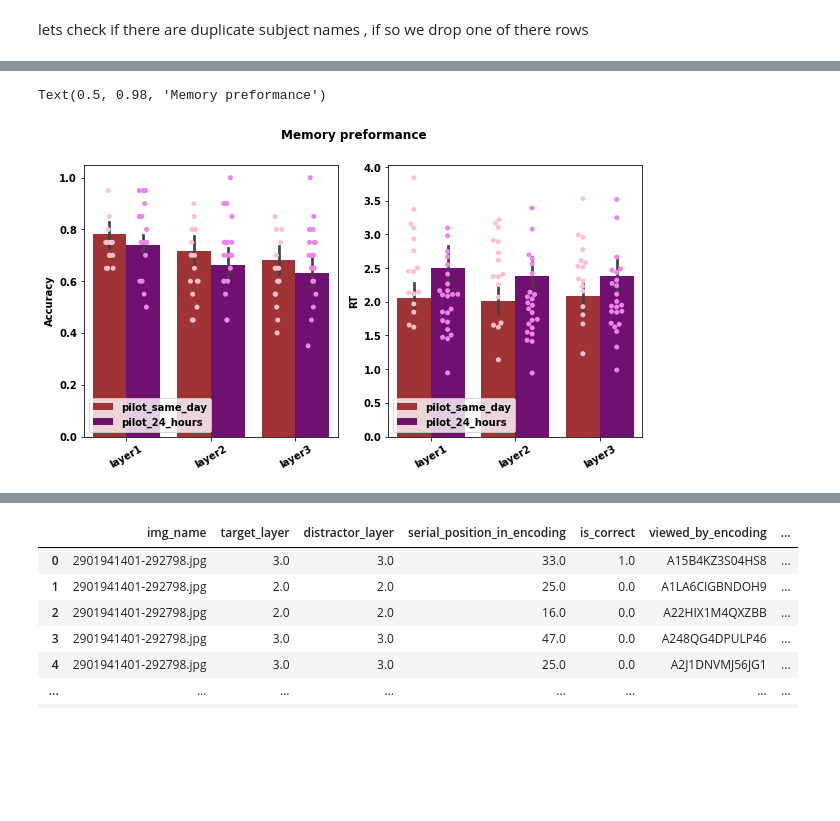
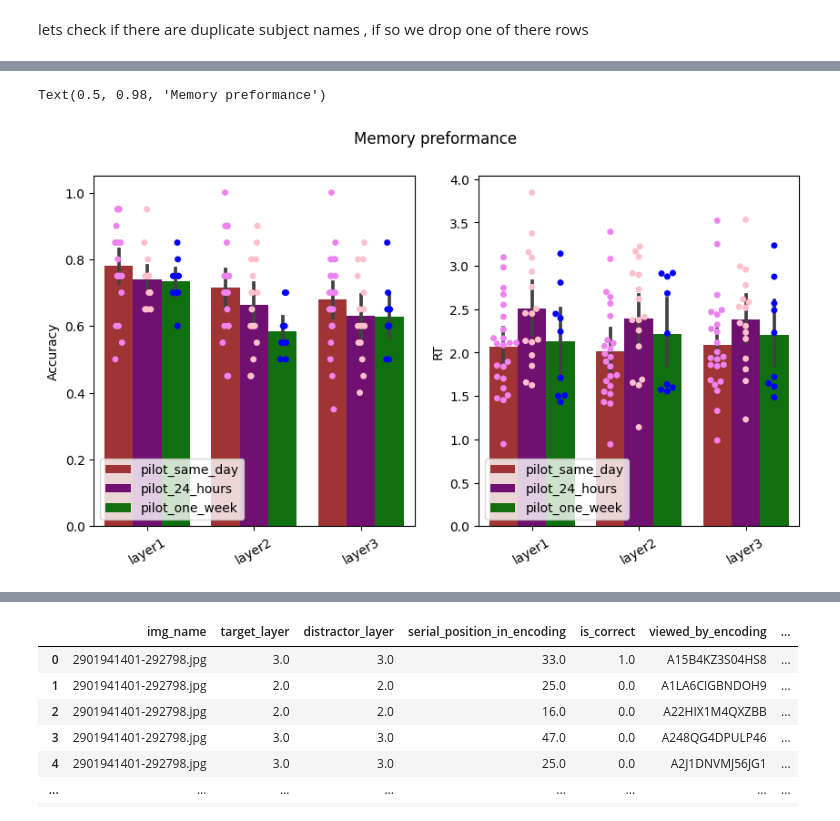
Before and after one commit to edenjenzohar/Visual-memory-task, a Jupyter notebook: analysis/all_time_gaps_anaylsis.ipynb, the cells around one changed output, grey strips where cells are left out. Drawn from its saved outputs; the diff is of its cells as text; code cells hidden in the pictures; blank space fills up the shorter version.

Commit message:
1 week

```diff
--- a/analysis/all_time_gaps_anaylsis.ipynb
+++ b/analysis/all_time_gaps_anaylsis.ipynb
@@ -25,5 +25,5 @@ for batch in all_directories_paths:
 
     all_valid_subjects = pd.concat([all_valid_subjects,file])
 # %%
-df_same_target_pictures = all_valid_subjects.loc[((all_valid_subjects['time_gap'] == 'pilot_same_day') & (all_valid_subjects['batch_number'] > 5)) | (all_valid_subjects['time_gap'] == 'pilot_24_hours')]
+df_same_target_pictures = all_valid_subjects.loc[((all_valid_subjects['time_gap'] == 'pilot_same_day') & (all_valid_subjects['batch_number'] > 5)) | (all_valid_subjects['time_gap'] == 'pilot_24_hours') |(all_valid_subjects['time_gap'] == 'pilot_one_week')]
 # %%
@@ -55,29 +88,28 @@ accuracy_df = pd.melt(df_same_target_pictures,id_vars=['worker_ID','time_gap'],v
 # %%
 
 
-my_order = ['pilot_same_day','pilot_24_hours']
+my_order = ['pilot_same_day','pilot_24_hours','pilot_one_week']
 
 fig,axes=plt.subplots(nrows=1,ncols=2,figsize=(10,5))
-sns.barplot(data =accuracy_df, x='layer',y='value',hue='time_gap',ax=axes[0],palette={'pilot_24_hours':'purple','pilot_same_day':'firebrick'},hue_order=my_order)
-sns.stripplot(data =accuracy_df, x='layer',y='value',hue='time_gap',ax=axes[0],dodge=True,palette={'pilot_24_hours':'pink','pilot_same_day':'violet'},jitter=True)
+sns.barplot(data =accuracy_df, x='layer',y='value',hue='time_gap',ax=axes[0],palette={'pilot_same_day':'firebrick','pilot_24_hours':'purple','pilot_one_week':'green'},hue_order=my_order)
+sns.stripplot(data =accuracy_df, x='layer',y='value',hue='time_gap',ax=axes[0],dodge=True,palette={'pilot_same_day':'violet','pilot_24_hours':'pink','pilot_one_week':'blue'},jitter=True,hue_order=my_order)
 axes[0].set_xticklabels(labels=['layer1','layer2','layer3'],rotation=30)
 axes[0].set_xlabel('')
 handles, labels = axes[0].get_legend_handles_labels()
-axes[0].legend(handles[2:],labels[2:],loc='lower left')
+axes[0].legend(handles[3:],labels[3:],loc='lower left')
+axes[0].set_ylabel('Accuracy')
 
 
-axes[0].set_ylabel('Accuracy')
-
-sns.barplot(data =rt_df, x='layer',y='value',hue='time_gap',ax=axes[1],palette={'pilot_24_hours':'purple','pilot_same_day':'firebrick'},hue_order=my_order)
-sns.swarmplot(data =rt_df, x='layer',y='value',hue='time_gap',ax=axes[1],palette={'pilot_24_hours':'pink','pilot_same_day':'violet'},dodge=True)
+sns.barplot(data =rt_df, x='layer',y='value',hue='time_gap',ax=axes[1],palette={'pilot_same_day':'firebrick','pilot_24_hours':'purple','pilot_one_week':'green'},hue_order=my_order)
+sns.swarmplot(data =rt_df, x='layer',y='value',hue='time_gap',ax=axes[1],palette={'pilot_same_day':'violet','pilot_24_hours':'pink','pilot_one_week':'blue'},dodge=True,hue_order=my_order)
 handles, labels = axes[1].get_legend_handles_labels()
 axes[1].set_xticklabels(labels=['layer1','layer2','layer3'],rotation=30)
-axes[1].legend(handles[2:],labels[2:],loc='lower left')
+axes[1].legend(handles[3:],labels[3:],loc='lower left')
 axes[1].set_ylabel('RT')
 axes[1].set_xlabel('')
 
 
 fig.suptitle('Memory preformance')
 # %% [output]
 Text(0.5, 0.98, 'Memory preformance')
-[figure, old version]
+[figure, new version]
```
Also changed, not shown: parts of 9 cells of this notebook, 1 other file.
